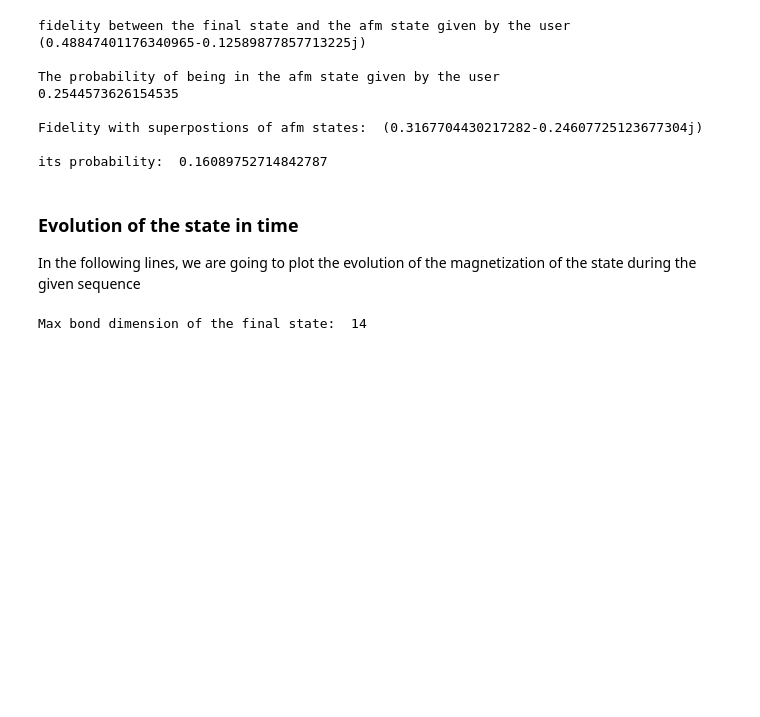
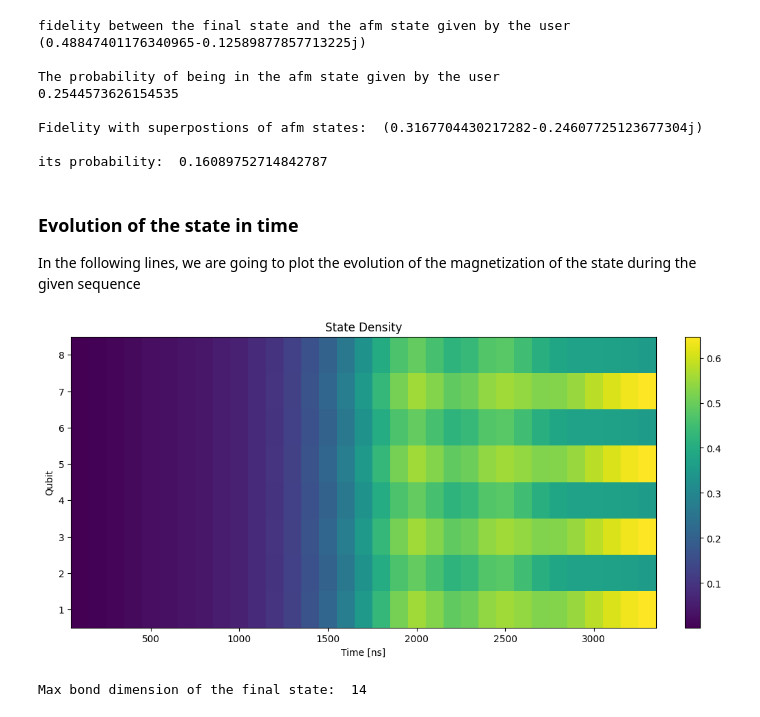
Before and after one commit to pasqal-io/emulators, a Jupyter notebook: examples/getting_started.ipynb, the cells around one changed output. Drawn from its saved outputs; the diff is of its cells as text; code cells hidden in the pictures; blank space fills up the shorter version.

```diff
--- a/examples/getting_started.ipynb
+++ b/examples/getting_started.ipynb
@@ -300,18 +313,18 @@ magnetization = list(results[density.name()].values())  #
 qbitdensity = np.array(magnetization)
 timepy = results.get_result_times(density.name())  # list to a numpy array
 # %%
-if plot:
-    ## ploting the heat map
-    fig, ax = plt.subplots(figsize=(10, 5), layout="constrained")
-
-    num_time_points, positions = qbitdensity.shape
-    x, y = np.meshgrid(np.arange(num_time_points), np.arange(1, positions + 1))
-    im = pcolormesh(timepy, y, qbitdensity.T, shading="auto")
-    ax.set_xlabel("Time [ns]")
-    ax.set_ylabel("Qubit")
-    ax.set_title("State Density")
-    ax.set_yticks(np.arange(1, positions + 1))
-    cb = fig.colorbar(im, ax=ax)
+## ploting the heat map
+fig, ax = plt.subplots(figsize=(10, 5), layout="constrained")
+num_time_points, positions = qbitdensity.shape
+x, y = np.meshgrid(np.arange(num_time_points), np.arange(1, positions + 1))
+im = pcolormesh(timepy, y, qbitdensity.T, shading="auto")
+ax.set_xlabel("Time [ns]")
+ax.set_ylabel("Qubit")
+ax.set_title("State Density")
+ax.set_yticks(np.arange(1, positions + 1))
+cb = fig.colorbar(im, ax=ax)
+# %% [output]
+[figure, added]
 # %%
 # get the max bond dimension of the final state
 max_bond_dim = final_state.get_max_bond_dim()
```
Also changed, not shown: parts of 10 cells of this notebook, 4 other files.
